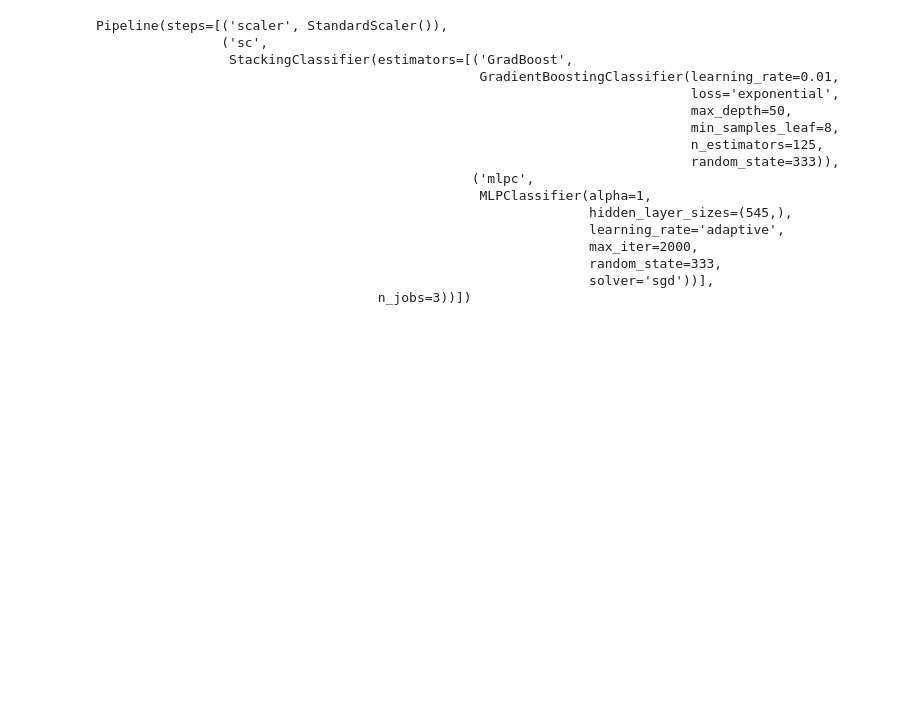
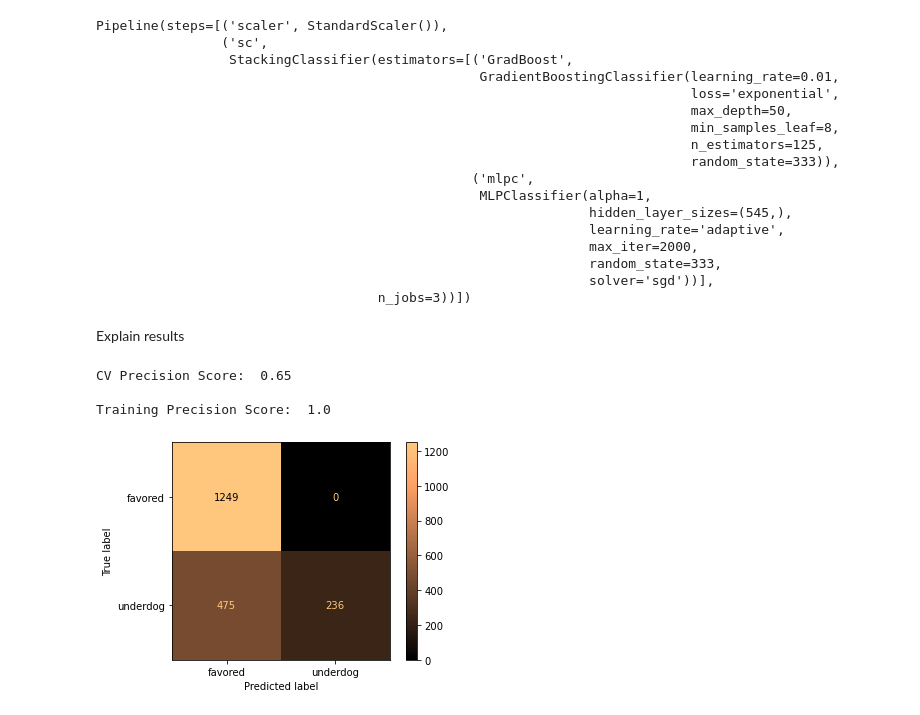
Before and after one commit to Ben-Gilbert333/Predicting_UFC_Winners, a Jupyter notebook: predicting_ufc_winners.ipynb, the cells around one changed output. Drawn from its saved outputs; the diff is of its cells as text; code cells hidden in the pictures; blank space fills up the shorter version.

```diff
--- a/predicting_ufc_winners.ipynb
+++ b/predicting_ufc_winners.ipynb
@@ -1107,9 +1103,0 @@ It didn't seem like the GradientBoostingClassifier was able to make any major im
-# %%
-# Creating steps for a Pipeline
-gradient_boost_steps2 = [('scaler', StandardScaler()),
-                         ('poly', PolynomialFeatures()),
-                        ('GradBoost', GradientBoostingClassifier(random_state=333))]
-# Feeding steps to Pipeline
-gradient_boost_pipe2 = Pipeline(gradient_boost_steps2)
-# Fitting training data to the Pipeline
-gradient_boost_pipe2.fit(X_train, y_train)
@@ -1136,4 +1103,0 @@ Pickled this model because it takes a long time to run.
-# %%
-# Loading in pickled model
-with open('pickles/gradient_boost_grid_best3.pkl', 'rb') as f:
-    gradient_boost_grid_best3 = pickle.load(f)
@@ -1413,3 +1366,23 @@ Pipeline(steps=[('scaler', StandardScaler()),
                                                                random_state=333,
                                                                solver='sgd'))],
                                     n_jobs=3))])
+# %% [markdown]
+Explain results
+# %%
+# Printing the CV precision
+print(f"CV Precision Score: ", cross_val_score(sc_pipe, X_train, y_train, scoring=precision_scorer, cv=5, n_jobs=3).mean(), '\n')
+
+# Creating predictions from sc_pipe
+y_pred = sc_pipe.predict(X_train)
+
+# Printing the training precision score
+print(f"Training Precision Score: ", precision_score(y_train, y_pred, pos_label='underdog'))
+
+# Creating confusion matrix with training data
+cf = confusion_matrix(y_train, y_pred)
+ConfusionMatrixDisplay(cf, display_labels=['favored', 'underdog']).plot(cmap=plt.cm.copper);
+# %% [output]
+CV Precision Score:  0.65
+
+Training Precision Score:  1.0
+[figure, added]
```
Also changed, not shown: parts of 8 cells of this notebook, 6 other files.
